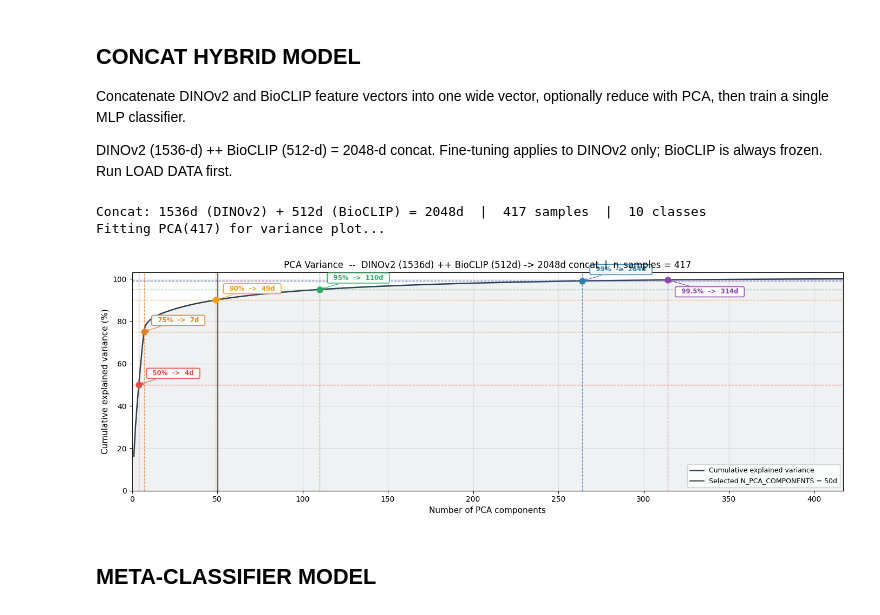
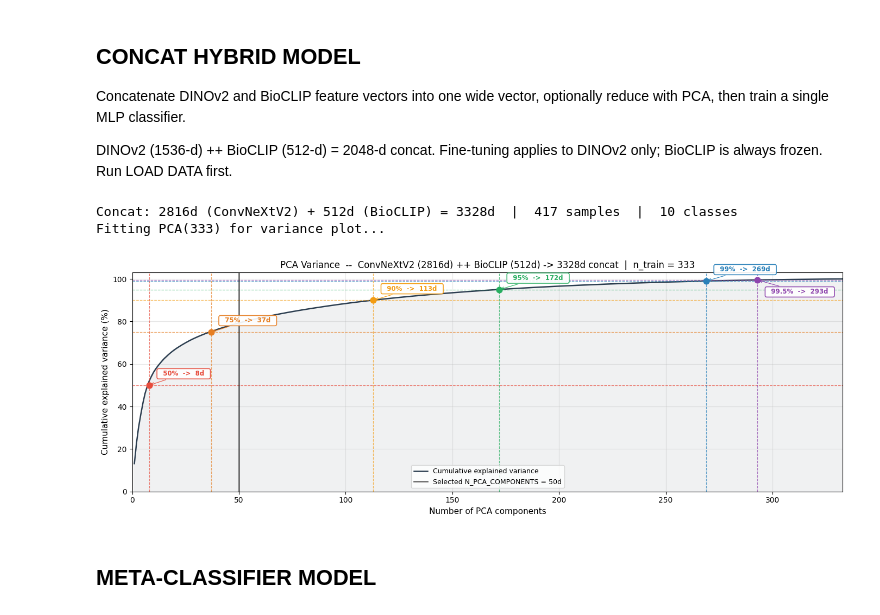
Before and after one commit to maximtour/COMP30027-Assignment-2, a Jupyter notebook: task2.ipynb, the cells around one changed output. Saved outputs shown, nothing was run; the diff lists cells and outputs as text; code cells hidden in the pictures.

```diff
--- a/task2.ipynb
+++ b/task2.ipynb
@@ -80,29 +74,26 @@ N_FOLDS = 2 # Cross-validation folds (higher = more robust, but slower train tim
 # =============================================================================
 # DEVICE
 # =============================================================================
+import timm
+
 device = 'cuda' if torch.cuda.is_available() else 'cpu'
 print(f'Device: {device}')
 
 # =============================================================================
-# BACKBONE MODEL LOADING  (We are using DINOv2 ViT-g/14)
+# BACKBONE MODEL LOADING  (ConvNeXtV2-Huge, 2816-d)
 # =============================================================================
 
-backbone_model = torch.hub.load('facebookresearch/dinov2', 'dinov2_vitg14')
+backbone_model = timm.create_model('convnextv2_huge.fcmae_ft_in22k_in1k_384', pretrained=True, num_classes=0)
 backbone_model = backbone_model.to(device).eval()
 
-backbone_preprocess = transforms.Compose([
-    transforms.Resize(256, interpolation=transforms.InterpolationMode.BICUBIC),
-    transforms.CenterCrop(224),
-    transforms.ToTensor(),
-    transforms.Normalize(mean=[0.485, 0.456, 0.406], std=[0.229, 0.224, 0.225]),
-])
+data_config = timm.data.resolve_model_data_config(backbone_model)
+backbone_preprocess = timm.data.create_transform(**data_config, is_training=False)
 
-# The function that gets the embeddings from our backbone/core feature_extractor
 def encode(batch):
     return backbone_model(batch.to(device)).float().cpu()
 
-feature_file_suffix = '_dinov2'
-print(f'Backbone: dinov2  |  suffix: {feature_file_suffix!r}  |  device: {device}')
+feature_file_suffix = '_convnextv2'
+print(f'Backbone: convnextv2  |  suffix: {feature_file_suffix!r}  |  device: {device}')
 
 # =============================================================================
 # IMAGE SAVING HELPERS
@@ -1084,12 +1028,12 @@ Fine-tuning applies to DINOv2 only; BioCLIP is always frozen.
 Run LOAD DATA first.
 # %%
 # =============================================================================
-# CONCAT HYBRID MODEL: DINOv2 ++ BioCLIP -> (optional PCA) -> MLP
+# CONCAT HYBRID MODEL: ConvNeXtV2 ++ BioCLIP -> (optional PCA) -> MLP
 # =============================================================================
 # Instead of training two separate classifiers, we concatenate the raw feature
 # vectors from both backbones into one wide vector and feed a single MLP.
 #
-# DINOv2 (1536-d) ++ BioCLIP (512-d) = 2048-d
+# ConvNeXtV2 (2816-d) ++ BioCLIP (512-d) ++ Color histogram = concat-d
 #
 # Optionally we can apply StandardScaler + PCA to reduce dimensionality first.
 # Scaler and PCA are fitted on fold-training data only.
@@ -1102,7 +1046,7 @@ from sklearn.preprocessing import StandardScaler
 USE_PCA          = True    # True: scale -> PCA -> MLP | False: raw 2048-d -> MLP
 N_PCA_COMPONENTS = 50     # components to keep when USE_PCA=True, Also based on K_FOLDS so there is a trade off for robustness and PCA resolution
 
-CONCAT_DINO_FINETUNED = False   # set True after running FINE-TUNING on DINOv2
+CONCAT_CONVNEXT_FINETUNED = True   # set True after running FINE-TUNING
 
 
 # --- Helper: PCA variance curve (visualisation only) -------------------------
@@ -1165,47 +1109,52 @@ def plot_pca_variance_curve(features, title, n_pca_selected=None):
     plt.savefig('pca_variance_concat.png', dpi=150, bbox_inches='tight')
     plt.show()
 
 
 
 # load the base features
-dino_finetune_tag = '_ft' if CONCAT_DINO_FINETUNED else ''
+convnext_finetune_tag = '_ft' if CONCAT_CONVNEXT_FINETUNED else ''
 
 
-dino_features_pt = torch.load(
-    f'Data\\task2_data\\t2_train_features{dino_finetune_tag}_{FEATURE_EXTRACTOR}.pt',
+convnext_features_pt = torch.load(
+    f'Data\\task2_data\\t2_train_features{convnext_finetune_tag}_{FEATURE_EXTRACTOR}.pt',
     weights_only=False,
 )
 bio_features_pt = torch.load(
     'Data\\task2_data\\t2_train_features_bioclip.pt',
     weights_only=False,
 )
 
-concat_labels = dino_features_pt['labels'].numpy()
-dino_features = np.asarray(dino_features_pt['features'], dtype=np.float32)
+concat_labels = convnext_features_pt['labels'].numpy()
+convnext_features = np.asarray(convnext_features_pt['features'], dtype=np.float32)
 bio_features  = np.asarray(bio_features_pt['features'],  dtype=np.float32)
 
-# Stack both feature vectors into one wide vector per image
-concat_features   = np.concatenate([dino_features, bio_features], axis=1)
+# Load color histogram features (aligned to backbone ordering)
+_color_concat_pt      = torch.load(r'Data\task2_data\t2_train_color_histogram.pt', weights_only=False)
+color_concat_features = np.asarray(_color_concat_pt['features'], dtype=np.float32)
+
+# Stack all three feature vectors into one wide vector per image
+concat_features   = np.concatenate([convnext_features, bio_features, color_concat_features], axis=1)
 num_classes       = len(np.unique(concat_labels))
 total_feature_dim = concat_features.shape[1]
 
-print(f'Concat: {dino_features.shape[1]}d (DINOv2) + {bio_features.shape[1]}d (BioCLIP) = '
+print(f'Concat: {convnext_features.shape[1]}d (ConvNeXtV2) + {bio_features.shape[1]}d (BioCLIP) + '
+      f'{color_concat_features.shape[1]}d (Color) = '
       f'{total_feature_dim}d  |  {len(concat_labels)} samples  |  {num_classes} classes')
 
 
 # --- PCA variance plot -------------------------------------------------------
 
 plot_pca_variance_curve(
-    concat_features,
-    title=(f'PCA Variance  --  DINOv2 ({dino_features.shape[1]}d) ++ '
+    concat_features[train_idx],
+    title=(f'PCA Variance  --  ConvNeXtV2 ({convnext_features.shape[1]}d) ++ '
            f'BioCLIP ({bio_features.shape[1]}d) '
-           f'-> {total_feature_dim}d concat  |  n_samples = {len(concat_labels)}'),
+           f'-> {total_feature_dim}d concat  |  n_train = {len(train_idx)}'),
     n_pca_selected = N_PCA_COMPONENTS if USE_PCA else None,
 )
 # %% [output]
-Concat: 1536d (DINOv2) + 512d (BioCLIP) = 2048d  |  417 samples  |  10 classes
-Fitting PCA(417) for variance plot...
+Concat: 2816d (ConvNeXtV2) + 512d (BioCLIP) = 3328d  |  417 samples  |  10 classes
+Fitting PCA(333) for variance plot...
-[figure, old version]
+[figure, new version]
 # %% [markdown]
 ## META-CLASSIFIER MODEL
 # %%
```
Also changed, not shown: parts of 17 cells of this notebook, 11 other files.
